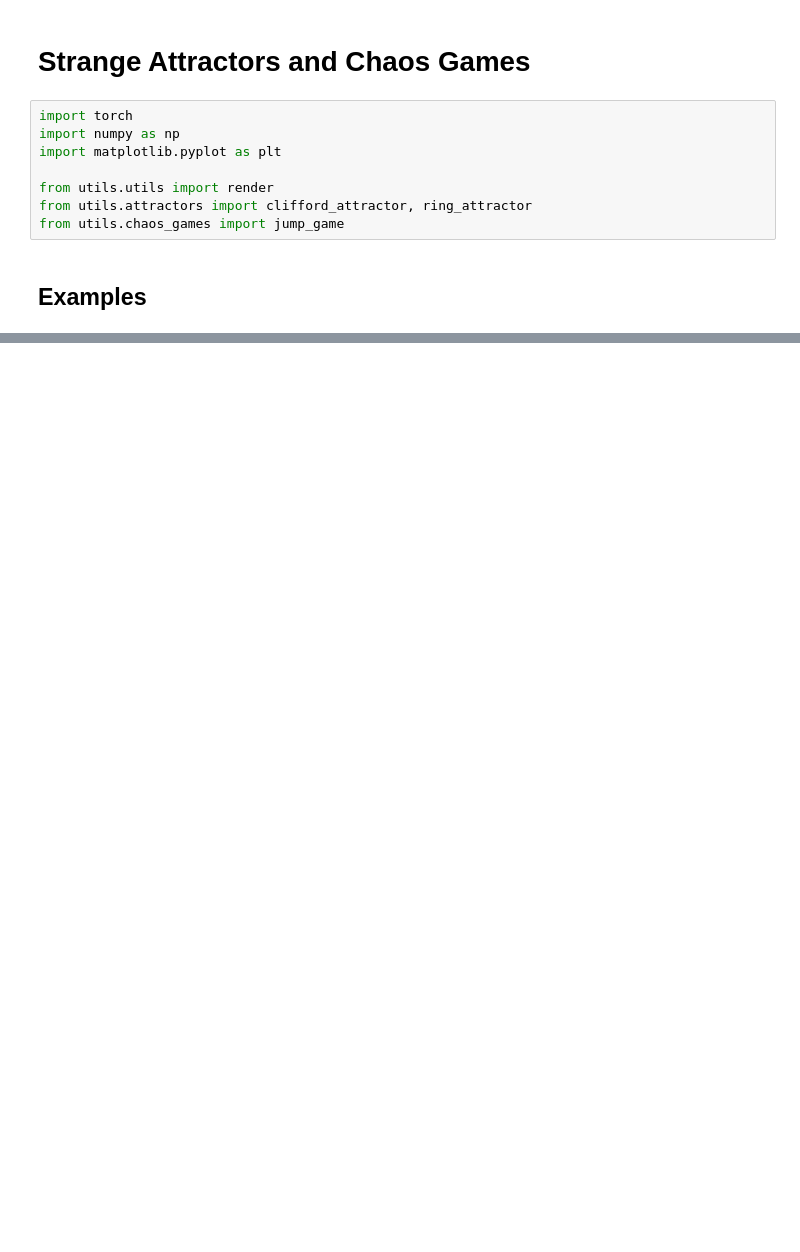
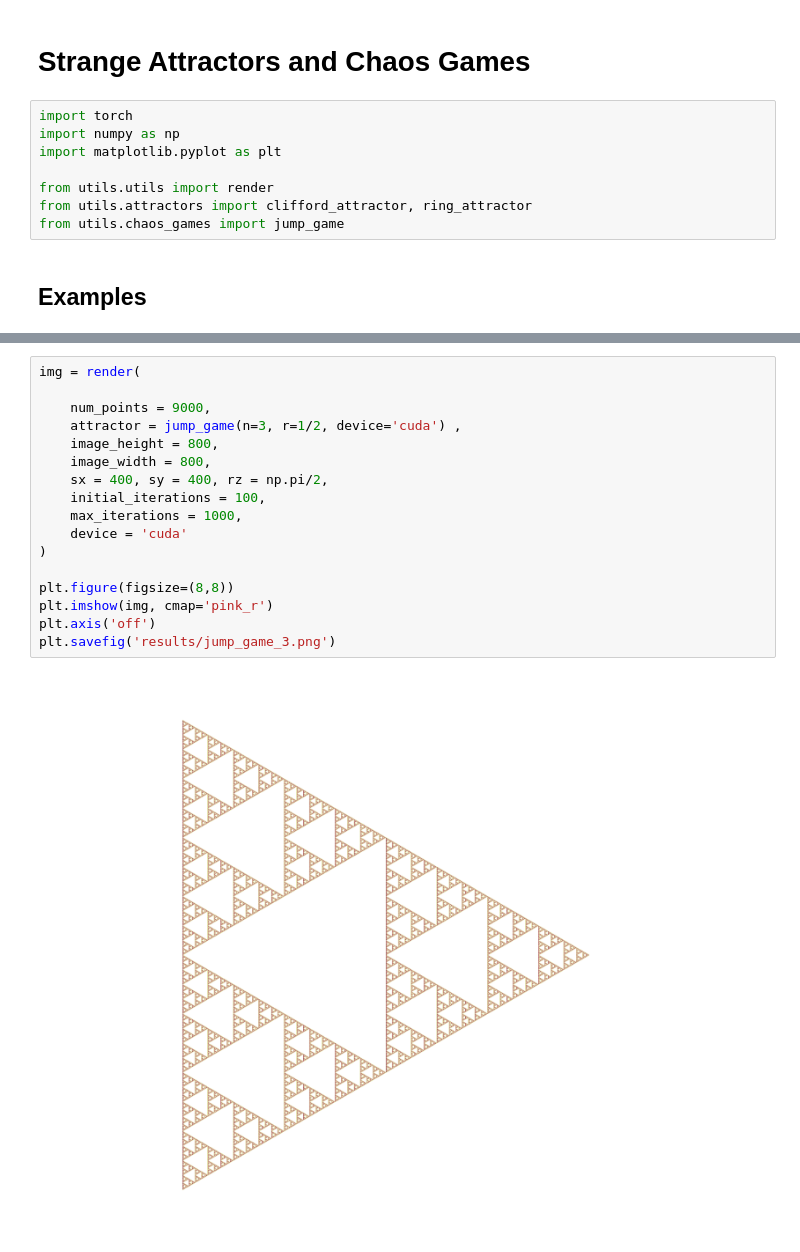
Before and after one commit to lalit-jayanti/Fractal-Forest, a Jupyter notebook: Strange-Attractors/examples.ipynb, the cells around one changed output, grey strips where cells are left out. Drawn from its saved outputs; the diff is of its cells as text; blank space fills up the shorter version.

```diff
--- a/Strange-Attractors/examples.ipynb
+++ b/Strange-Attractors/examples.ipynb
@@ -85,0 +67,19 @@ plt.savefig('results/ring_attractor_0.png')
+# %%
+img = render(
+
+    num_points = 9000,
+    attractor = jump_game(n=3, r=1/2, device='cuda') ,
+    image_height = 800,
+    image_width = 800,
+    sx = 400, sy = 400, rz = np.pi/2,
+    initial_iterations = 100,
+    max_iterations = 1000,
+    device = 'cuda'
+)
+
+plt.figure(figsize=(8,8))
+plt.imshow(img, cmap='pink_r')
+plt.axis('off')
+plt.savefig('results/jump_game_3.png')
+# %% [output]
+[figure, added]
```
Also changed, not shown: parts of 6 cells of this notebook, 6 other files.
